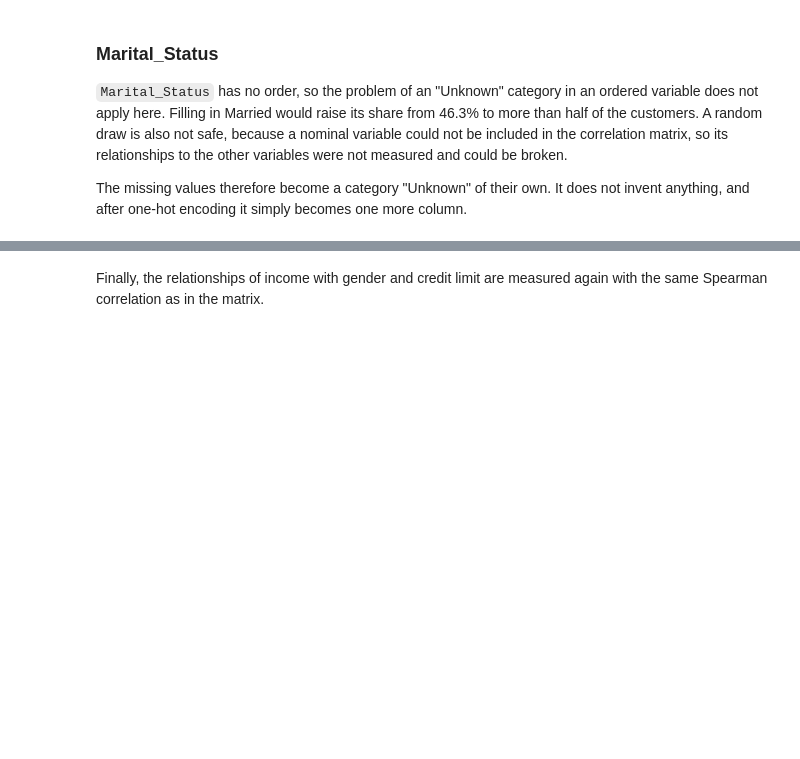
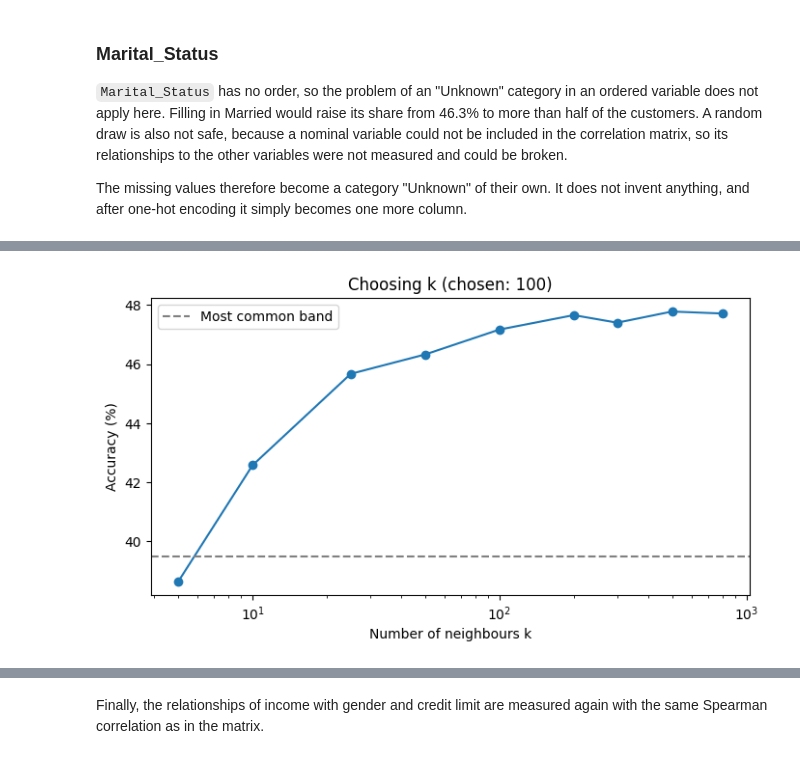
Before and after one commit to d3m1d0s/FoML_projects, a Jupyter notebook: project_1/bankchurners_eda_clustering.ipynb, the cells around one changed output, grey strips where cells are left out. Saved outputs shown, nothing was run; the diff lists cells and outputs as text; code cells hidden in the pictures; blank space fills up the shorter version.

```diff
--- a/project_1/bankchurners_eda_clustering.ipynb
+++ b/project_1/bankchurners_eda_clustering.ipynb
@@ -954,14 +954,2 @@ The credit limit is not affected by this problem, so the missing income is fille
 
 After the imputation, the relationships of income with gender and credit limit are measured again, because the relationship with gender may become weaker. Whether income is used as a clustering input is decided only after that.
-# %%
-from sklearn.neighbors import NearestNeighbors
-
-known_income = df["Income_Category"].notna()
-
-neighbours = NearestNeighbors(n_neighbors=25).fit(df.loc[known_income, ["Credit_Limit"]])
-_, neighbour_rows = neighbours.kneighbors(df.loc[~known_income, ["Credit_Limit"]])
-
-income_values = df.loc[known_income, "Income_Category"].to_numpy()
-df.loc[~known_income, "Income_Category"] = [
-    pd.Series(income_values[rows]).mode()[0] for rows in neighbour_rows
-]
@@ -1026,0 +958,35 @@ display(income_table.fillna({"Imputed F": 0, "Imputed M": 0}).astype({"Imputed F
+# %%
+from sklearn.model_selection import train_test_split
+from sklearn.neighbors import KNeighborsClassifier
+from sklearn.metrics import accuracy_score
+
+known_income = df["Income_Category"].notna()
+X_known = df.loc[known_income, ["Credit_Limit"]]
+y_known = df.loc[known_income, "Income_Category"].astype(str)
+
+k_values = [5, 10, 25, 50, 100, 200, 300, 500, 800]
+accuracy_by_k = {}
+
+for k in k_values:
+    scores = []
+    for seed in range(5):
+        X_train, X_test, y_train, y_test = train_test_split(X_known, y_known, test_size=0.2, random_state=seed)
+        model = KNeighborsClassifier(n_neighbors=k).fit(X_train, y_train)
+        scores.append(accuracy_score(y_test, model.predict(X_test)))
+    accuracy_by_k[k] = np.mean(scores) * 100
+
+best_accuracy = max(accuracy_by_k.values())
+chosen_k = min(k for k, accuracy in accuracy_by_k.items() if accuracy >= best_accuracy - 1)
+baseline = y_known.value_counts(normalize=True).max() * 100
+
+plt.figure(figsize=(8, 4))
+plt.plot(list(accuracy_by_k), list(accuracy_by_k.values()), marker="o")
+plt.axhline(baseline, color="gray", linestyle="--", label="Most common band")
+plt.xscale("log")
+plt.xlabel("Number of neighbours k")
+plt.ylabel("Accuracy (%)")
+plt.title(f"Choosing k (chosen: {chosen_k})")
+plt.legend()
+plt.show()
+# %% [output]
+[figure, added]
```
Also changed, not shown: parts of 9 cells of this notebook.
